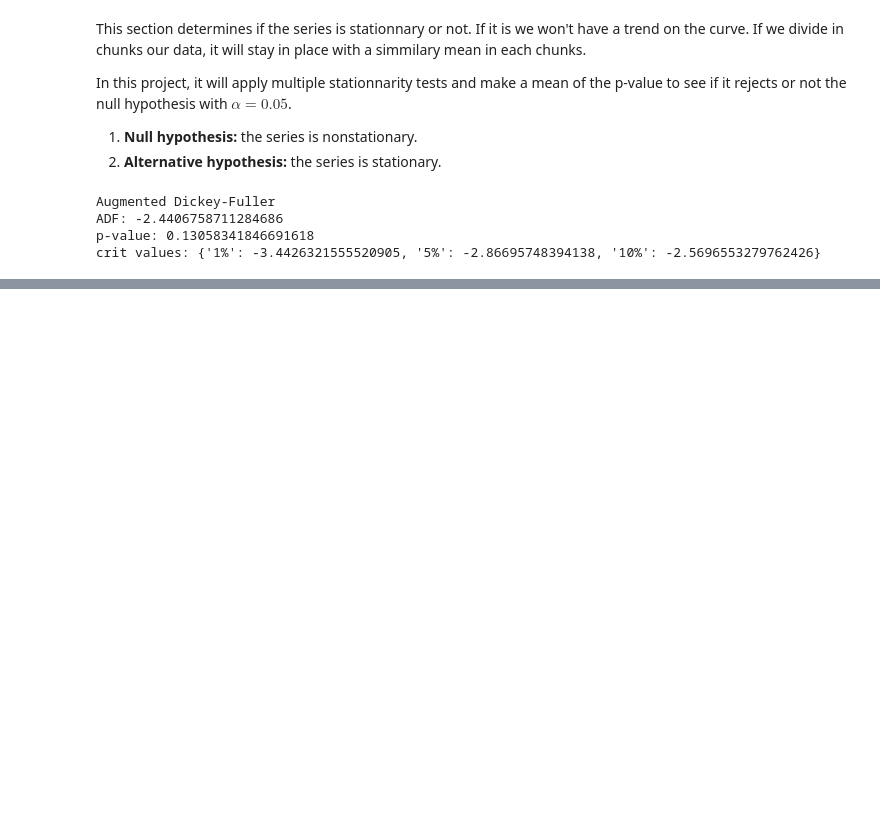
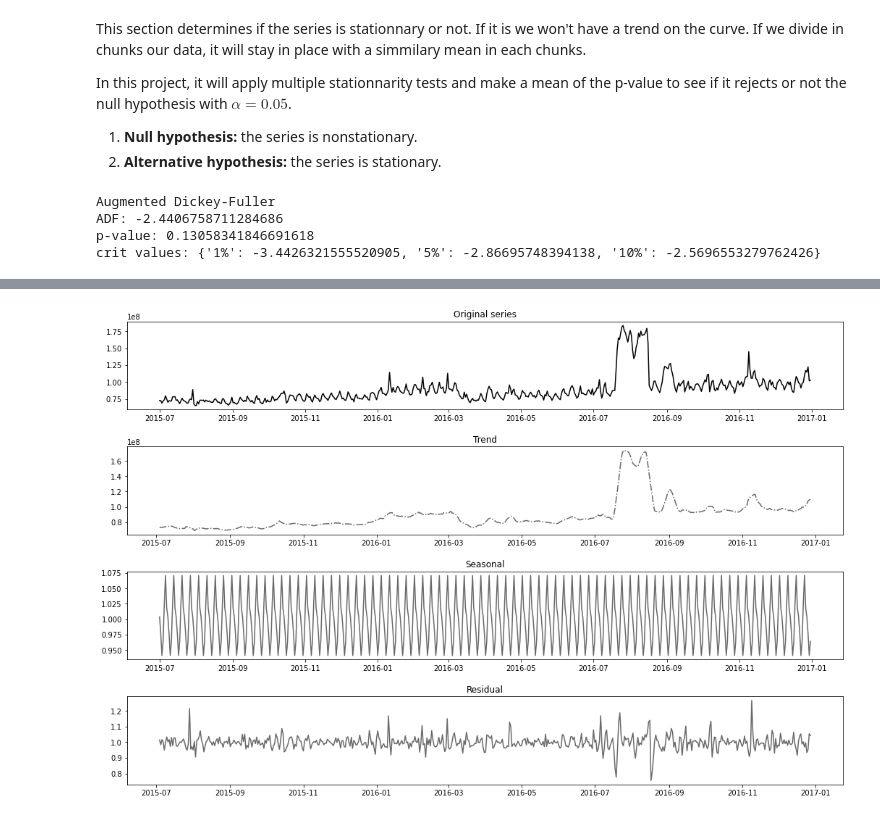
Before and after one commit to CamposCarvalhoC/web-traffic-forecast, a Jupyter notebook: notebook.ipynb, the cells around one changed output, grey strips where cells are left out. Saved outputs shown, nothing was run; the diff lists cells and outputs as text; code cells hidden in the pictures; blank space fills up the shorter version.

Commit message:
Simple models

```diff
--- a/notebook.ipynb
+++ b/notebook.ipynb
@@ -149,3 +154,0 @@ The values are really high which could lead to problems in the prediction. The r
-# %%
-series = (series-series.min())/(series.max()-series.min())
-series.describe()
@@ -166,0 +169,25 @@ series.plot(figsize=(20,7))
+# %%
+ss_decomposition = seasonal_decompose(x=series, model='multiplicative',period=7)
+estimated_trend = ss_decomposition.trend
+estimated_seasonal = ss_decomposition.seasonal
+estimated_residual = ss_decomposition.resid
+# %%
+fig, ax = plt.subplots(nrows=4,figsize=(15,10))
+
+fig.tight_layout(pad=3.0)
+
+ax[0].set_title('Original series')
+ax[0].plot(series,color='black')
+
+ax[1].set_title('Trend')
+ax[1].plot(estimated_trend,color='dimgray',linestyle='-.')
+
+ax[2].set_title('Seasonal')
+ax[2].plot(estimated_seasonal,color='dimgray',linestyle='-')
+
+ax[3].set_title('Residual')
+ax[3].plot(estimated_residual,color='dimgray',linestyle='-')
+
+plt.show()
+# %% [output]
+[figure, added]
```
Also changed, not shown: parts of 11 cells of this notebook, 2 other files.
